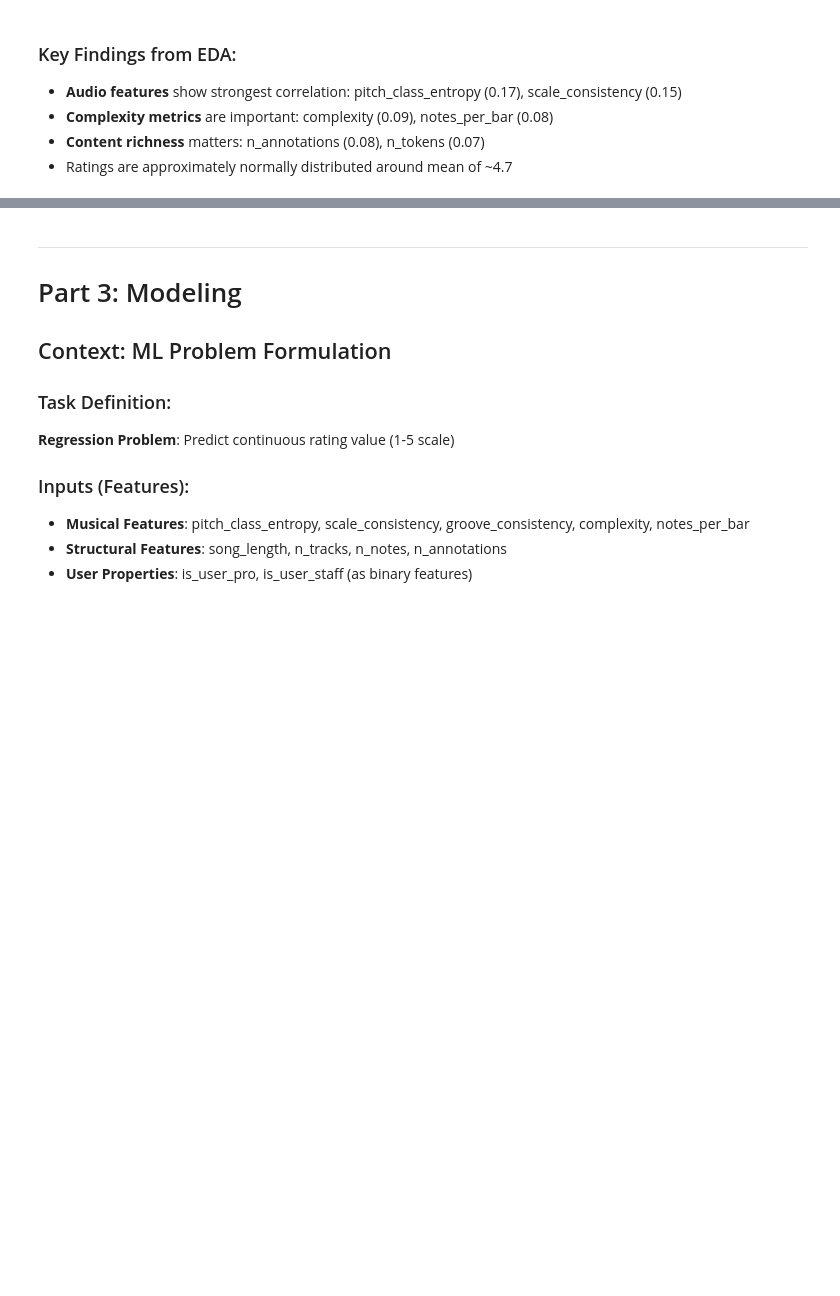
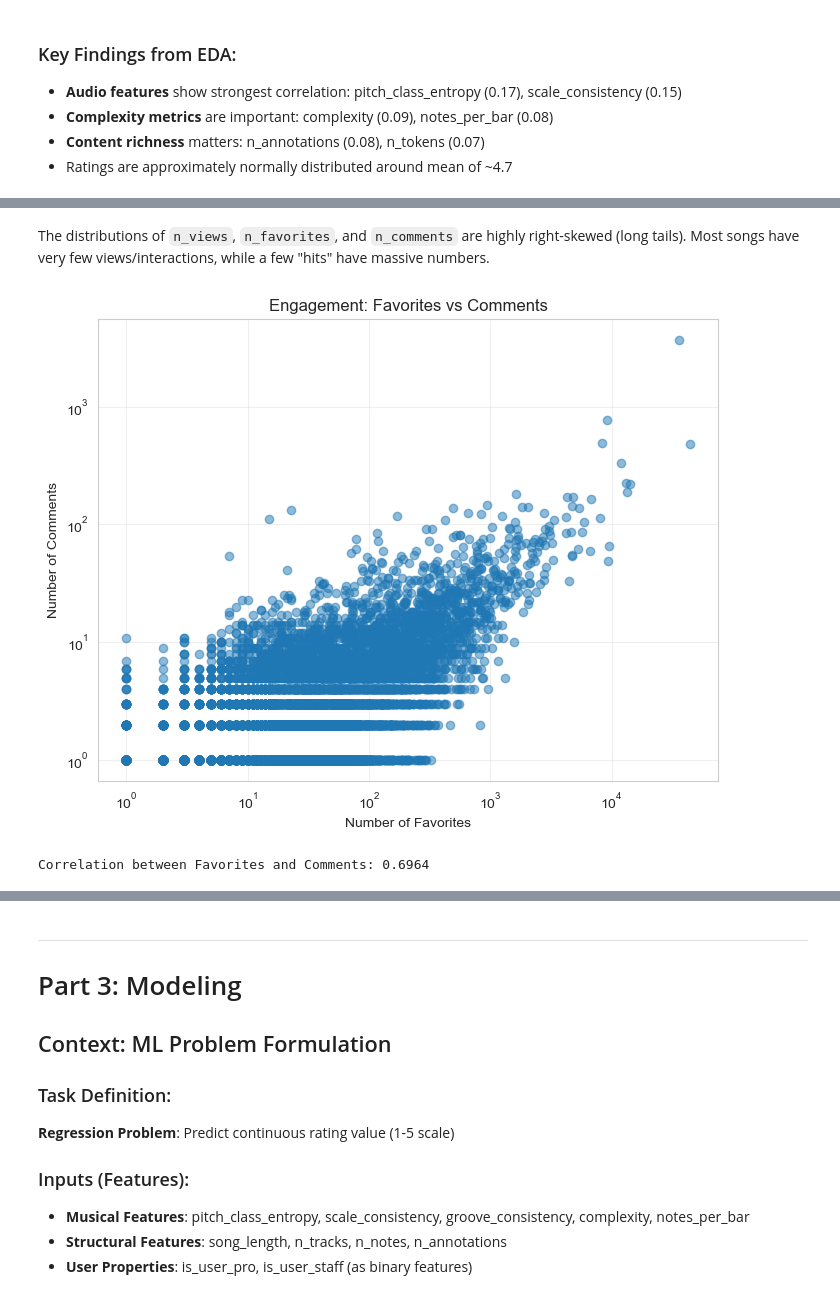
Before and after one commit to TurkiAlrasheed/VibeScore, a Jupyter notebook: eda_song_ratings.ipynb, the cells around one changed output, grey strips where cells are left out. Cells and saved outputs as stored; diff of their text form; code cells hidden in the pictures; blank space fills up the shorter version.

```diff
--- a/eda_song_ratings.ipynb
+++ b/eda_song_ratings.ipynb
@@ -221,0 +262,16 @@ plt.show()
+# %% [markdown]
+The distributions of `n_views`, `n_favorites`, and `n_comments` are highly right-skewed (long tails). Most songs have very few views/interactions, while a few "hits" have massive numbers.
+# %%
+plt.figure(figsize=(8, 6))
+plt.scatter(df_processed['n_favorites'], df_processed['n_comments'], alpha=0.5)
+plt.xlabel('Number of Favorites')
+plt.ylabel('Number of Comments')
+plt.title('Engagement: Favorites vs Comments')
+plt.xscale('log')
+plt.yscale('log')
+plt.grid(True, alpha=0.3)
+plt.show()
+print(f"Correlation between Favorites and Comments: {df_processed['n_favorites'].corr(df_processed['n_comments']):.4f}")
+# %% [output]
+[figure, added]
+Correlation between Favorites and Comments: 0.6964
```
Also changed, not shown: parts of 25 cells of this notebook, 1 other file.
